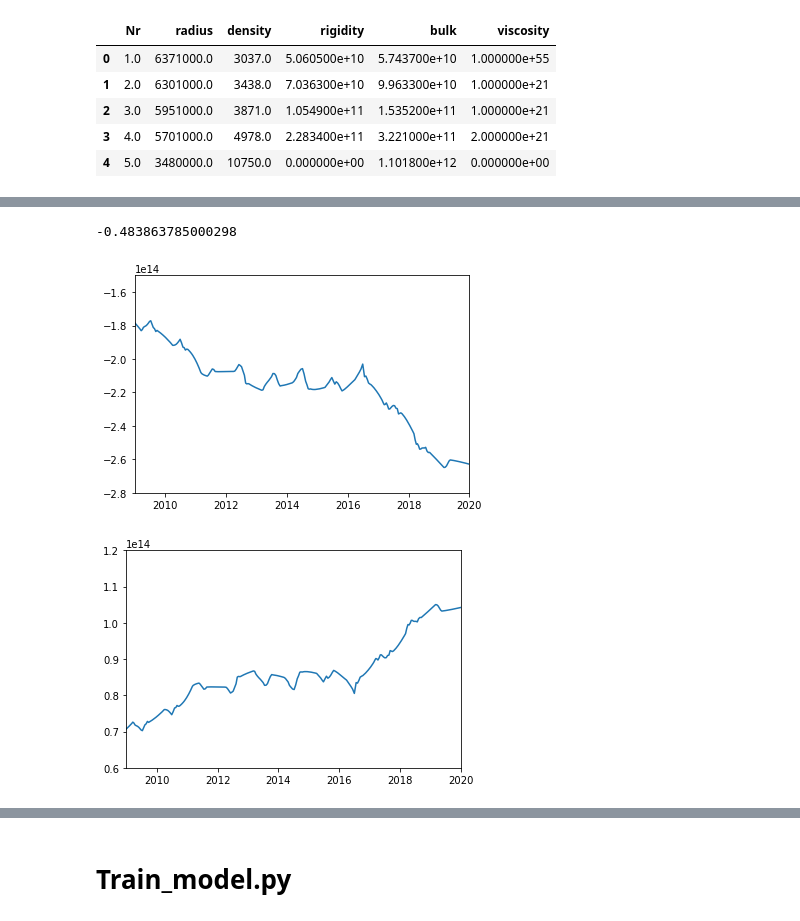
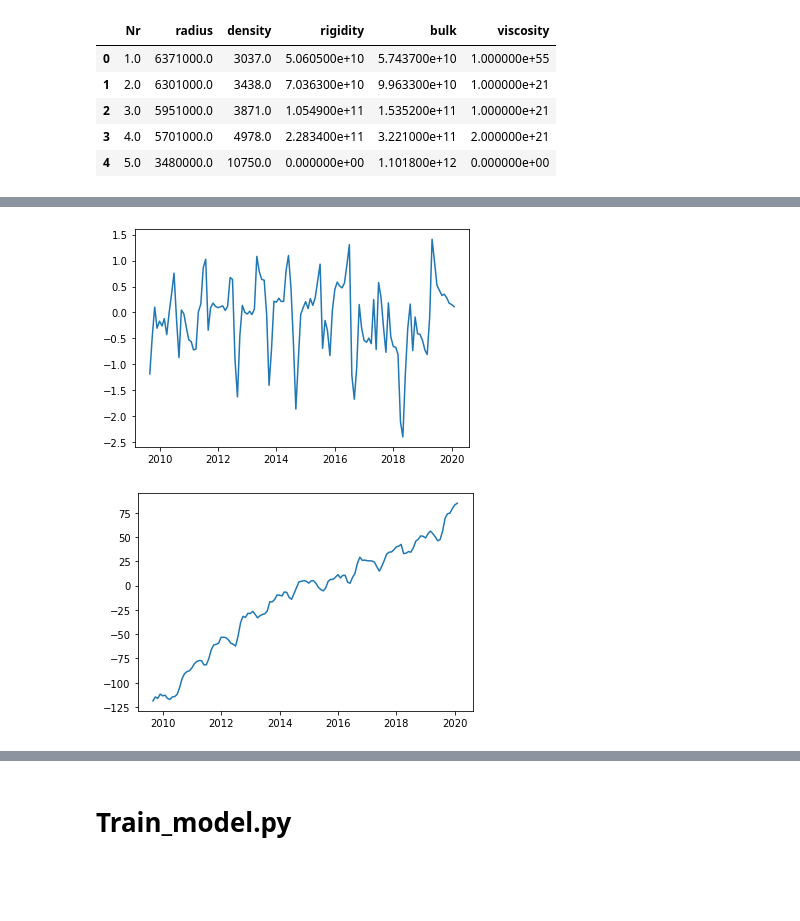
Before and after one commit to eyhl/premis, a Jupyter notebook: notebooks/pyro_model.ipynb, the cells around one changed output, grey strips where cells are left out. Cells and saved outputs as stored; diff of their text form; code cells hidden in the pictures; blank space fills up the shorter version.

```diff
--- a/notebooks/pyro_model.ipynb
+++ b/notebooks/pyro_model.ipynb
@@ -34,6 +37,17 @@ CONF = {
     "LABEL_OUTPUT": f"Bench_C_{lmax}_{lmin}_{lstep}",
 }
 
+df_kuaq = pd.read_csv(PROJECT_ROOT / "data" / "processed" / "KUAQ_filtered.csv")
+df_kuaq.Time = pd.to_datetime(df_kuaq.Time)
+# df_mass = pd.read_csv(PROJECT_ROOT / "data" / "processed" / "mass_time_series.csv")
+df_height = load_thickness_time_series(
+    PROJECT_ROOT / "data" / "processed" / "1900_2020_mean_thickness.mat"
+)
+df = pd.merge(df_height, df_kuaq, how="inner")
+
+height = df.Thickness.values
+uplift = df.Up.values
+
 df_em
 # %% [output]
 |  | Nr | radius | density | rigidity | bulk | viscosity |
@@ -65,6 +82,0 @@ df_em
-# %%
-hlove, nlove = compute_love_numbers(df_em=df_em, CONF=None, verbose=0)
-gf = greens_function(hlove, nlove, glacier_coordinates, station_coordinates, arsurf=5e3 * 5e3)
-print(gf)
-# %% [output]
--0.483863785000298
@@ -80,17 +83,9 @@ t_mass = df_mass.time.values
-# %%
-mass_to_height = mass / (1000 * (10e3 * 10e3)) / 365.25
-dmass = mass - mass[0]
-
-plt.plot(t_mass, dmass)
-plt.xlim([2009, 2020])
-plt.ylim([-2.8e14, -1.5e14])
-plt.show()
-
-plt.plot(t_mass, gf * dmass)
-plt.xlim([2009, 2020])
-plt.ylim([6e13, 1.2e14])
-plt.show()
-# %% [output]
-[figure, removed]
-[figure, removed]
+# %%
+plt.plot(df.Time, df.Thickness)
+plt.show()
+plt.plot(df.Time, df.Up)
+plt.show()
+# %% [output]
+[figure, added]
+[figure, added]
 # %%
```
Also changed, not shown: parts of 13 cells of this notebook, 1 other file.
